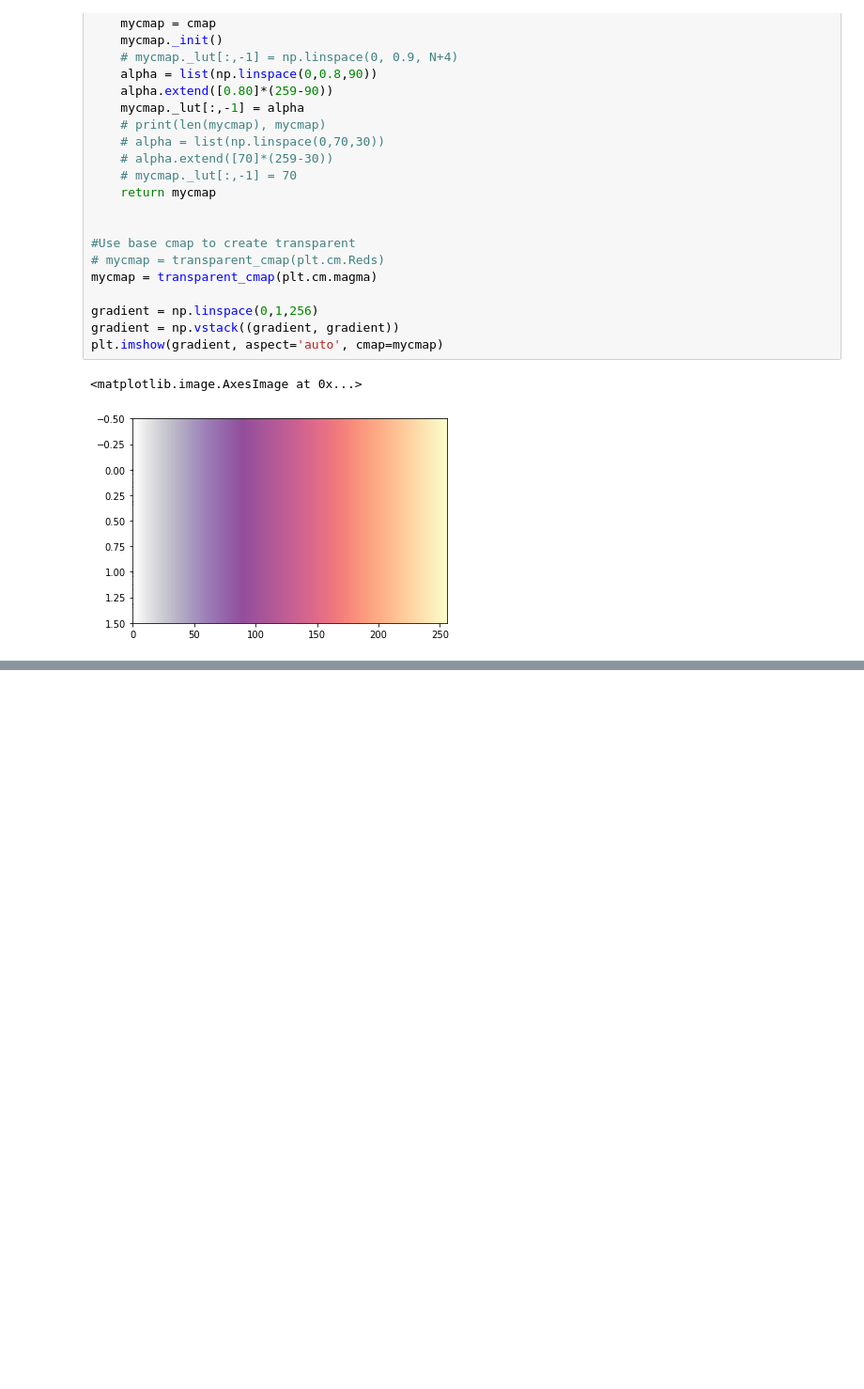
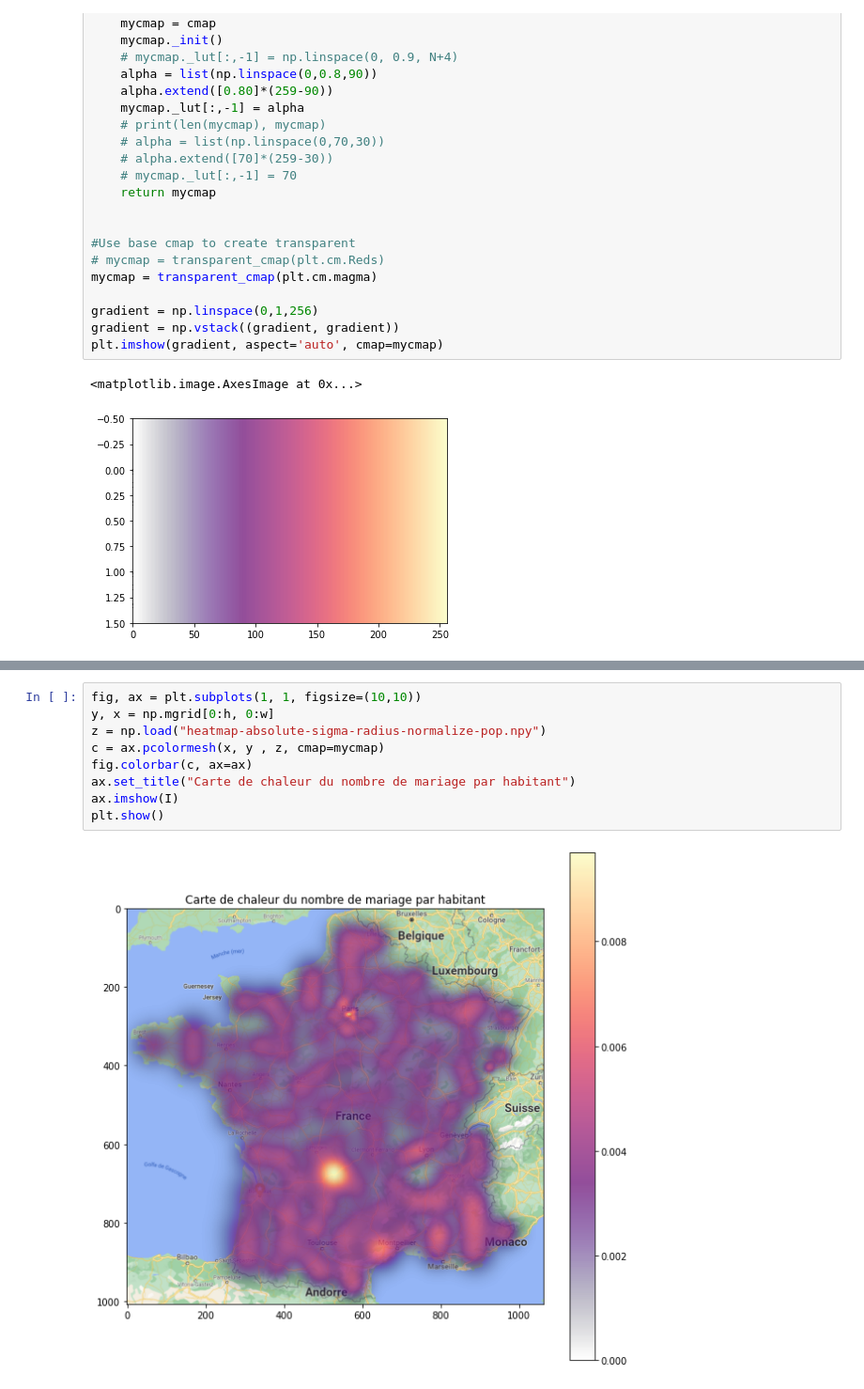
Before and after one commit to plorgue/fr_wedding_data_analysis, a Jupyter notebook: map.ipynb, the cells around one changed output, grey strips where cells are left out. Shown at 94% size. Cells and saved outputs as stored; diff of their text form; blank space fills up the shorter version.

Commit message:
feat(map): normalize population

```diff
--- a/map.ipynb
+++ b/map.ipynb
@@ -186,0 +219,11 @@ plt.show()
+# %%
+fig, ax = plt.subplots(1, 1, figsize=(10,10))
+y, x = np.mgrid[0:h, 0:w]
+z = np.load("heatmap-absolute-sigma-radius-normalize-pop.npy")
+c = ax.pcolormesh(x, y , z, cmap=mycmap)
+fig.colorbar(c, ax=ax)
+ax.set_title("Carte de chaleur du nombre de mariage par habitant")
+ax.imshow(I)
+plt.show()
+# %% [output]
+[figure, added]
```
Also changed, not shown: parts of 10 cells of this notebook, 5 other files.
